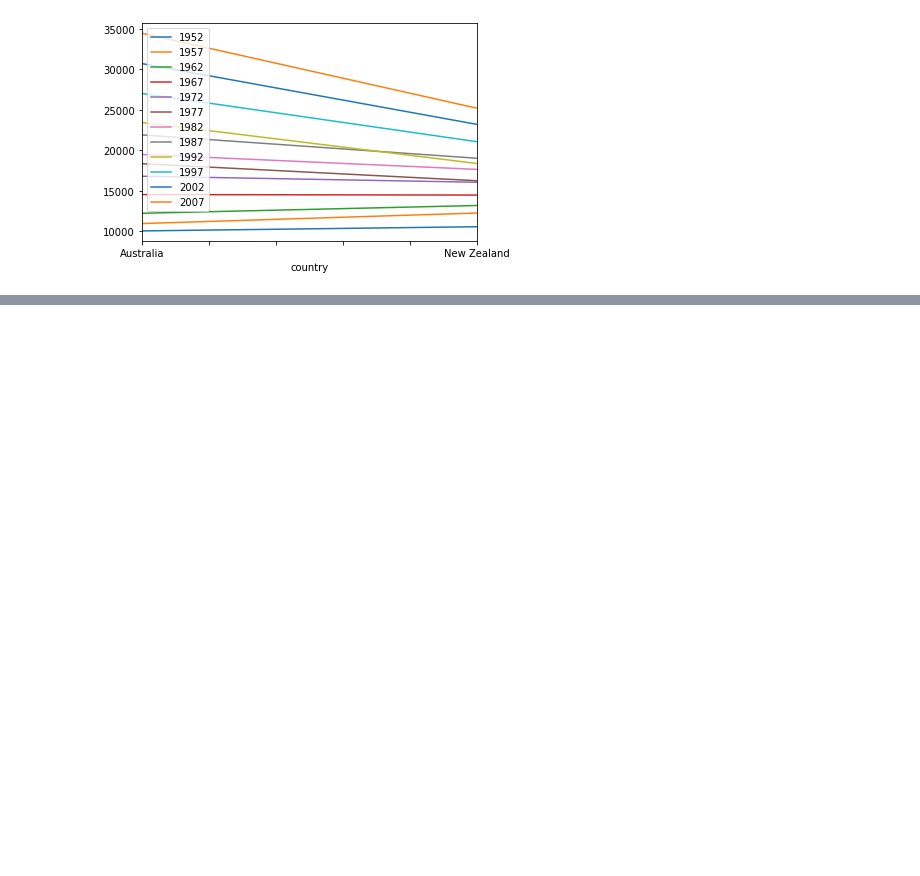
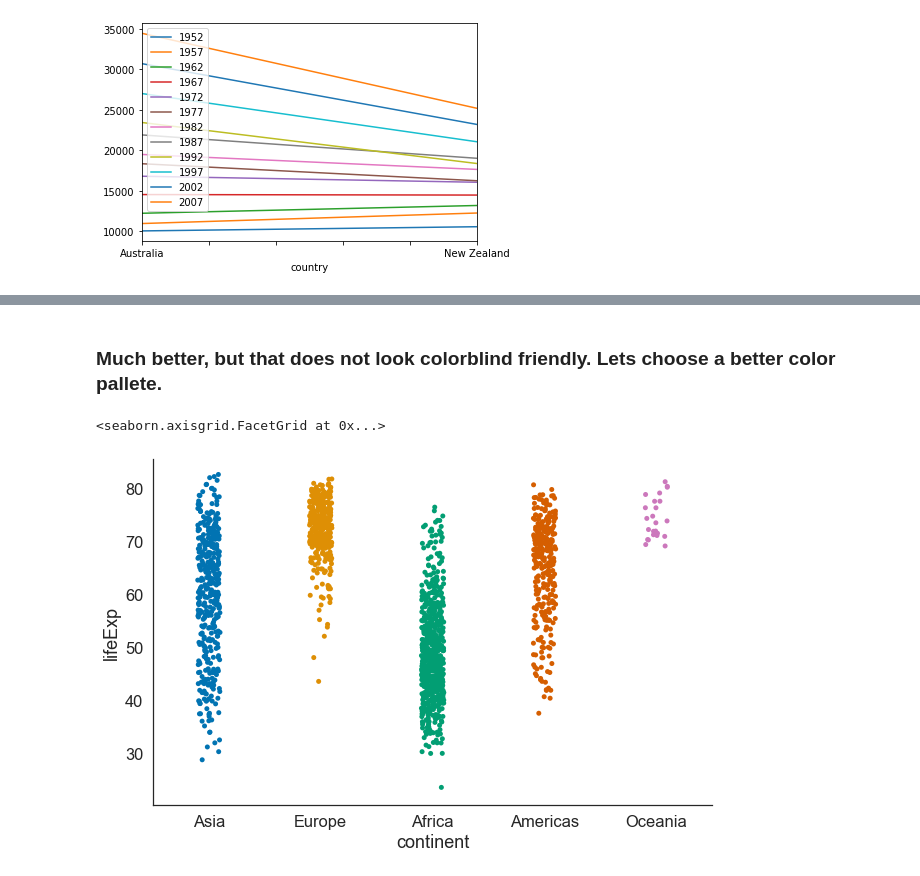
Before and after one commit to geekypete/python-data-vis, a Jupyter notebook: python-data-vis-tutorial.ipynb, the cells around one changed output, grey strips where cells are left out. Drawn from its saved outputs; the diff is of its cells as text; code cells hidden in the pictures; blank space fills up the shorter version.

```diff
--- a/python-data-vis-tutorial.ipynb
+++ b/python-data-vis-tutorial.ipynb
@@ -222,0 +163,9 @@ print(gapminder)
+# %% [markdown]
+### Much better, but that does not look colorblind friendly. Lets choose a better color pallete.
+# %%
+sns.set_palette('colorblind')
+sns.catplot(x='continent', y='lifeExp',
+            data=gapminder, height=6, aspect=1.5)
+# %% [output]
+<seaborn.axisgrid.FacetGrid at 0x...>
+[figure, added]
```
Also changed, not shown: parts of 47 cells of this notebook.
